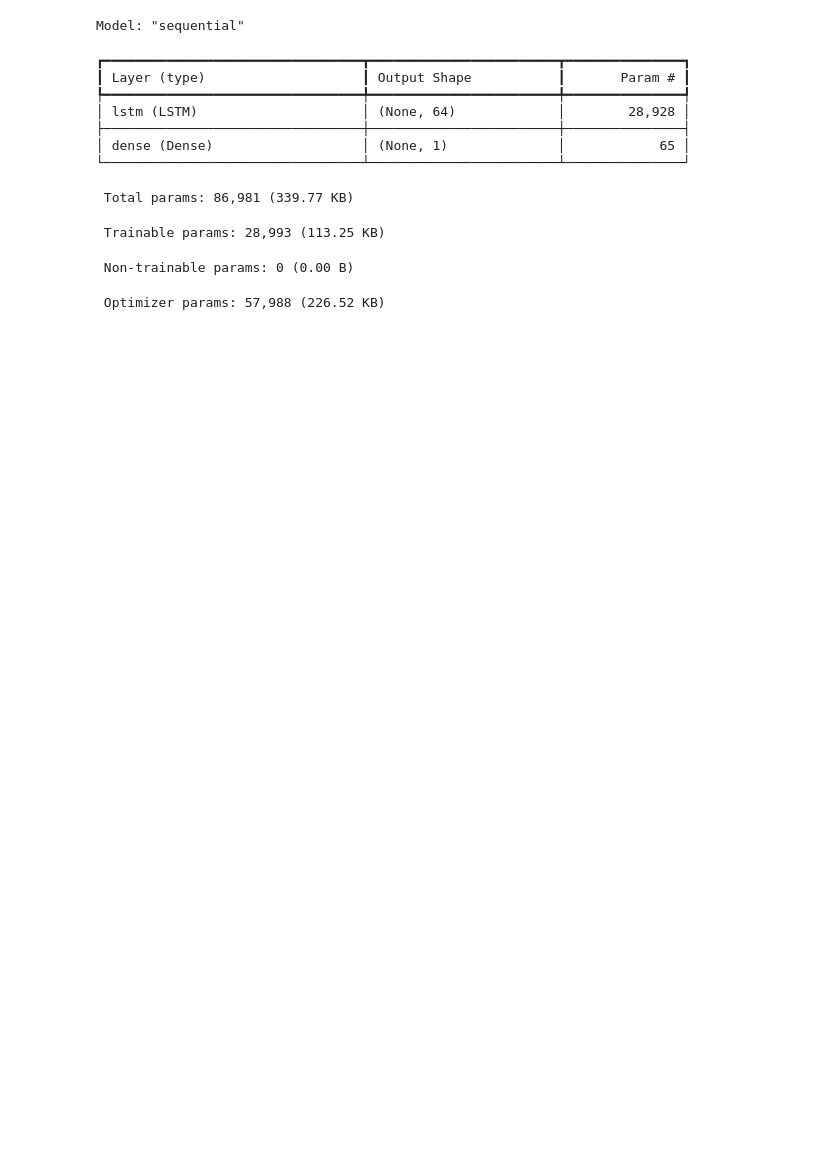
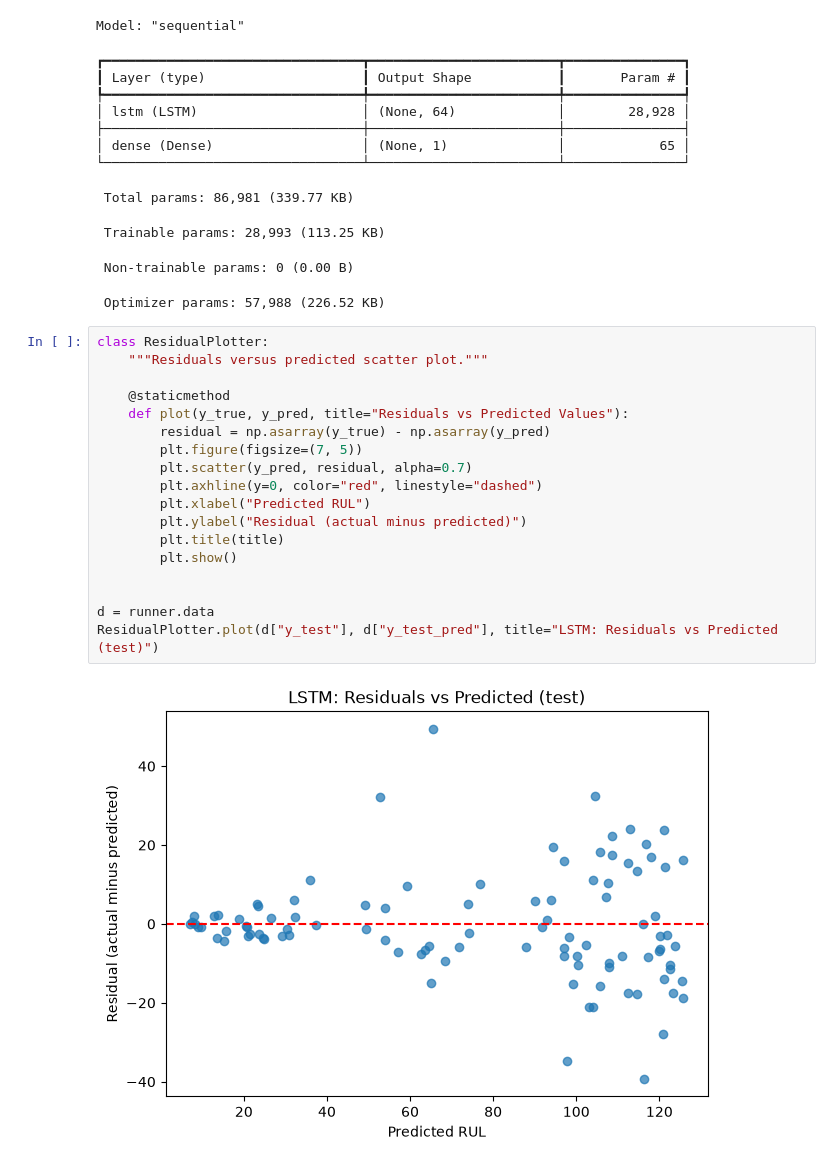
Before and after one commit to YugamdeepGoyal/predictive_maintenance, a Jupyter notebook: lstm_model.ipynb, the cells around one changed output. Drawn from its saved outputs; the diff is of its cells as text; blank space fills up the shorter version.

```diff
--- a/lstm_model.ipynb
+++ b/lstm_model.ipynb
@@ -269,3 +117,23 @@ Model: "sequential"
  Trainable params: 28,993 (113.25 KB)
  Non-trainable params: 0 (0.00 B)
  Optimizer params: 57,988 (226.52 KB)
+# %%
+class ResidualPlotter:
+    """Residuals versus predicted scatter plot."""
+
+    @staticmethod
+    def plot(y_true, y_pred, title="Residuals vs Predicted Values"):
+        residual = np.asarray(y_true) - np.asarray(y_pred)
+        plt.figure(figsize=(7, 5))
+        plt.scatter(y_pred, residual, alpha=0.7)
+        plt.axhline(y=0, color="red", linestyle="dashed")
+        plt.xlabel("Predicted RUL")
+        plt.ylabel("Residual (actual minus predicted)")
+        plt.title(title)
+        plt.show()
+
+
+d = runner.data
+ResidualPlotter.plot(d["y_test"], d["y_test_pred"], title="LSTM: Residuals vs Predicted (test)")
+# %% [output]
+[figure, added]
```
Also changed, not shown: parts of 16 cells of this notebook, 9 other files.
